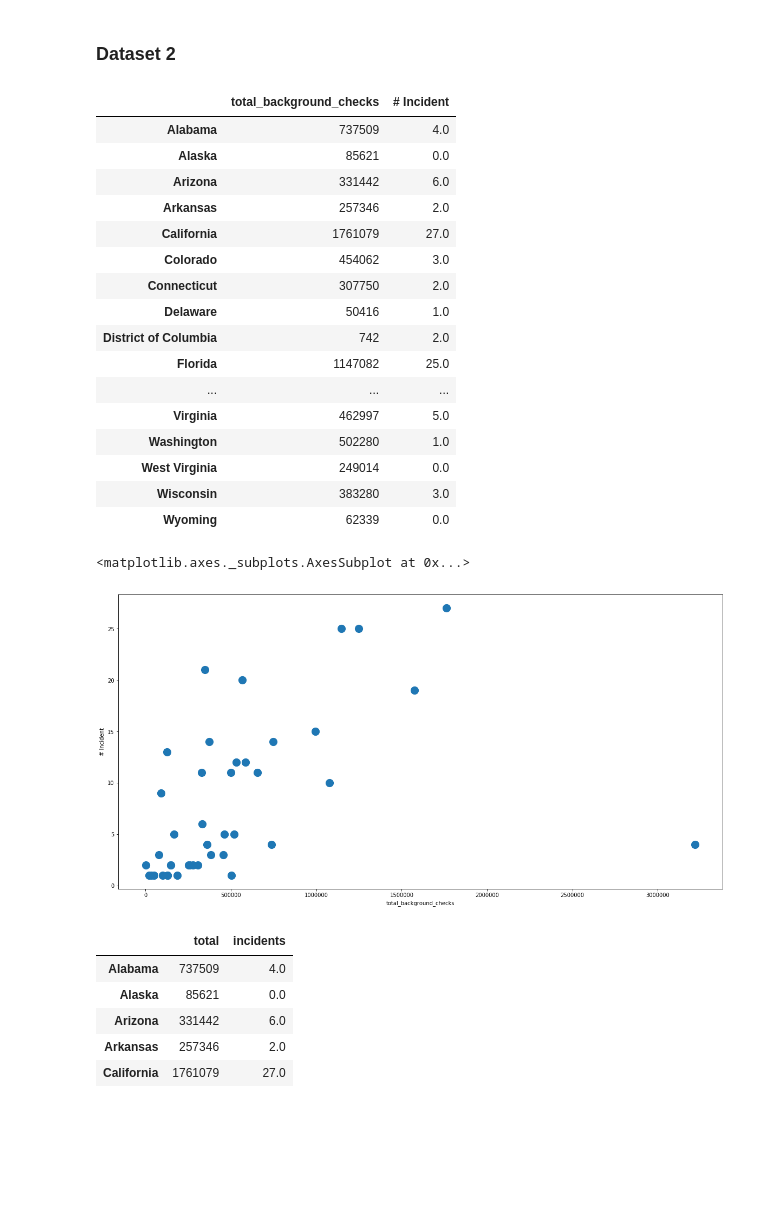
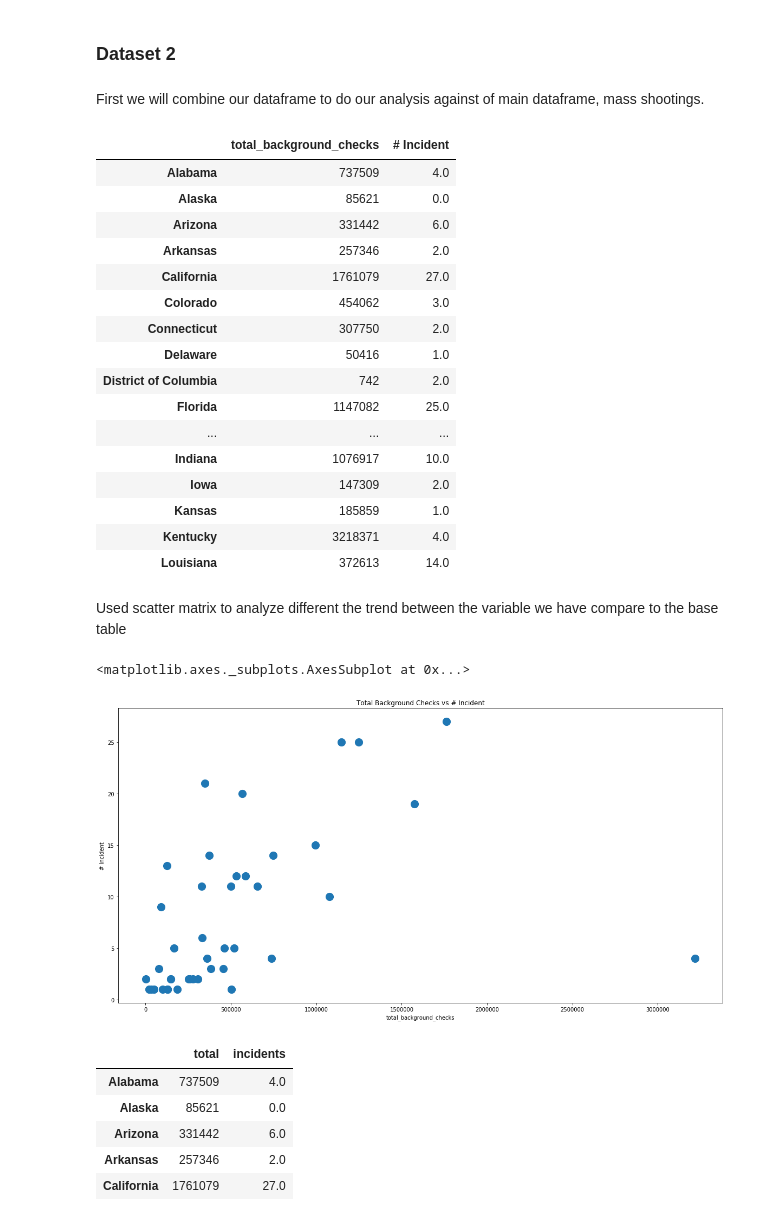
Before and after one commit to tyc024/Cogs108-Final-Project, a Jupyter notebook: FinalProject.ipynb, the cells around one changed output. Drawn from its saved outputs; the diff is of its cells as text; code cells hidden in the pictures; blank space fills up the shorter version.

```diff
--- a/FinalProject.ipynb
+++ b/FinalProject.ipynb
@@ -266,10 +327,15 @@ array([[<matplotlib.axes._subplots.AxesSubplot object at 0x...>,
 ## Data Analysis and Results
 # %% [markdown]
 ### Dataset 2
+# %% [markdown]
+First we will combine our dataframe to do our analysis against of main dataframe, mass shootings.
 # %%
+# Combine out original datatset with the mass shooting dataset
 df_2015_total_merge = pd.concat([df_2015_total, df_incident], axis=1)
+
+# Since not all states has a incident, we will replace the NaN values with 0.
 df_2015_total_merge.fillna(0, inplace=True)
-df_2015_total_merge
+df_2015_total_merge.head(20)
 # %% [output]
 |  | total_background_checks | # Incident |
 | Alabama | 737509 | 4.0 |
@@ -283,16 +349,18 @@ df_2015_total_merge
 | District of Columbia | 742 | 2.0 |
 | Florida | 1147082 | 25.0 |
 | ... | ... | ... |
-| Virginia | 462997 | 5.0 |
-| Washington | 502280 | 1.0 |
-| West Virginia | 249014 | 0.0 |
-| Wisconsin | 383280 | 3.0 |
-| Wyoming | 62339 | 0.0 |
+| Indiana | 1076917 | 10.0 |
+| Iowa | 147309 | 2.0 |
+| Kansas | 185859 | 1.0 |
+| Kentucky | 3218371 | 4.0 |
+| Louisiana | 372613 | 14.0 |
+# %% [markdown]
+Used scatter matrix to analyze different the trend between the variable we have compare to the base table
 # %%
-df_2015_total_merge[df_2015_total_merge['# Incident'] > 0].plot(x='total_background_checks', y='# Incident', kind='scatter', figsize=(20,10), s=200)
+df_2015_total_merge[df_2015_total_merge['# Incident'] > 0].plot(x='total_background_checks', y='# Incident', kind='scatter', figsize=(20,10), s=200, title='Total Background Checks vs # Incident')
 # %% [output]
 <matplotlib.axes._subplots.AxesSubplot at 0x...>
-[figure, old version]
+[figure, new version]
 # %%
 df_2015_total_merge.columns = ['total', 'incidents']
 df_2015_total_merge.head()
```
Also changed, not shown: parts of 47 cells of this notebook.
